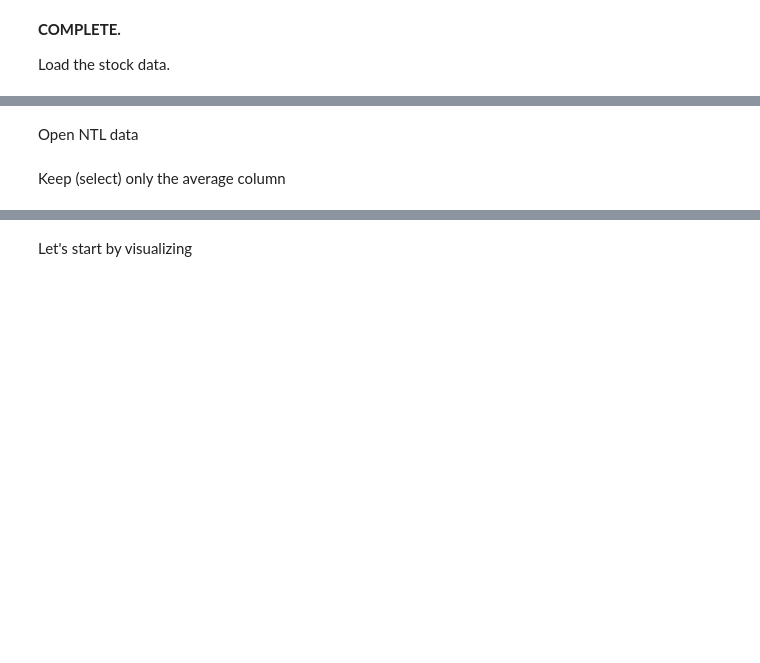
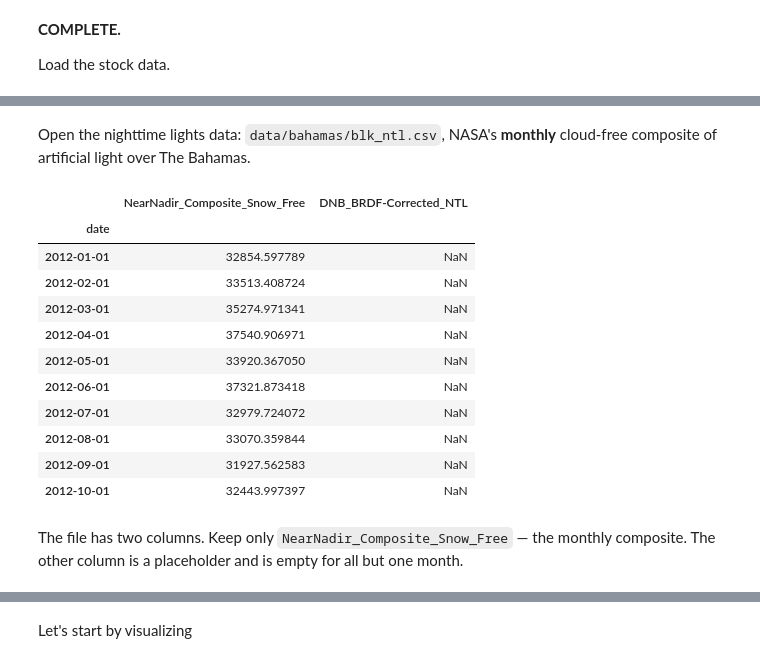
Before and after one commit to CCBeconomics/nowcasting, a Jupyter notebook: DC/activity/act1_python_basics.ipynb, the cells around one changed output, grey strips where cells are left out. Saved outputs shown, nothing was run; the diff lists cells and outputs as text; code cells hidden in the pictures; blank space fills up the shorter version.

```diff
--- a/DC/activity/act1_python_basics.ipynb
+++ b/DC/activity/act1_python_basics.ipynb
@@ -45,10 +72,25 @@ df_stock.tail(5)  # show the last 5 rows to verify the data loaded correctly
 # %% [markdown]
-Open NTL data
+Open the nighttime lights data: `data/bahamas/blk_ntl.csv`, NASA's **monthly**
+cloud-free composite of artificial light over The Bahamas.
 # %%
-df_ntl = pd.read_csv()
+df_ntl = pd.read_csv('../data/blk_ntl.csv', index_col='date', parse_dates=True)  # load the nightlights data into a DataFrame
 
 df_ntl.head(10)  # show the first 10 rows (.tail shows last; .head shows first)
+# %% [output]
+|  | NearNadir_Composite_Snow_Free | DNB_BRDF-Corrected_NTL |
+| date |  |  |
+| 2012-01-01 | 32854.597789 | NaN |
+| 2012-02-01 | 33513.408724 | NaN |
+| 2012-03-01 | 35274.971341 | NaN |
+| 2012-04-01 | 37540.906971 | NaN |
+| 2012-05-01 | 33920.367050 | NaN |
+| 2012-06-01 | 37321.873418 | NaN |
+| 2012-07-01 | 32979.724072 | NaN |
+| 2012-08-01 | 33070.359844 | NaN |
+| 2012-09-01 | 31927.562583 | NaN |
+| 2012-10-01 | 32443.997397 | NaN |
 # %% [markdown]
-Keep (select) only the average column
+The file has two columns. Keep only `NearNadir_Composite_Snow_Free` — the monthly
+composite. The other column is a placeholder and is empty for all but one month.
 # %%
 # Double brackets [[ ]] select a subset of columns and return a DataFrame (single brackets return a Series)
```
Also changed, not shown: parts of 29 cells of this notebook.
